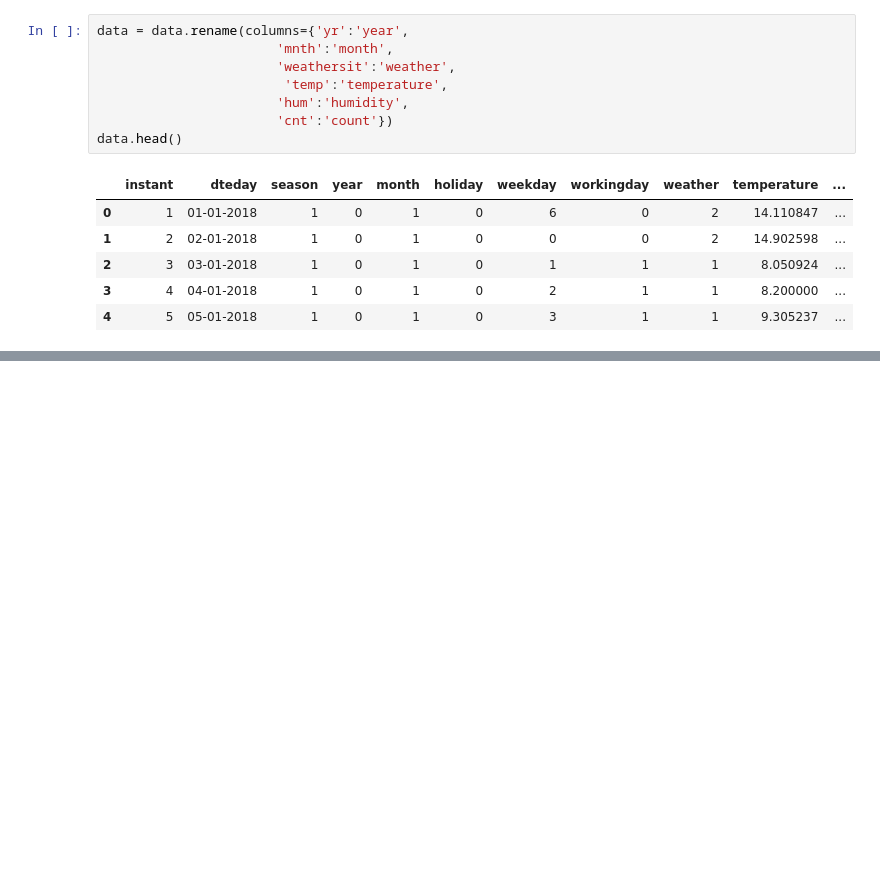
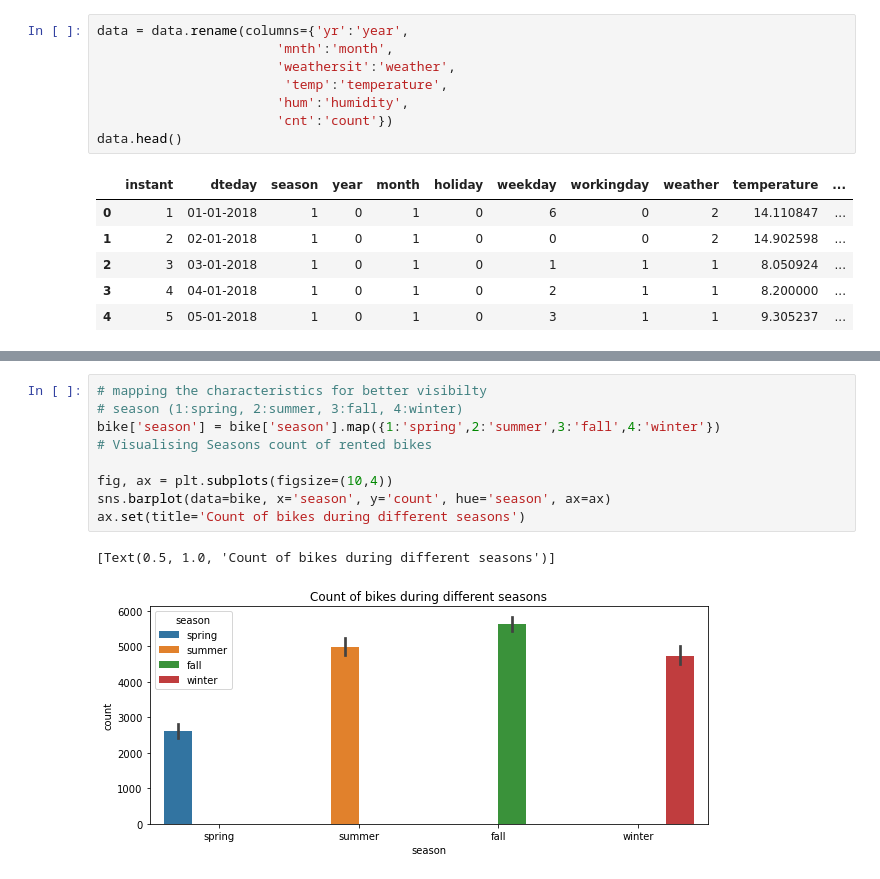
Before and after one commit to thomson18/LR-Model, a Jupyter notebook: LR_Model.ipynb, the cells around one changed output, grey strips where cells are left out. Drawn from its saved outputs; the diff is of its cells as text; blank space fills up the shorter version.

```diff
--- a/LR_Model.ipynb
+++ b/LR_Model.ipynb
@@ -178,0 +240,12 @@ data.head()
+# %%
+# mapping the characteristics for better visibilty
+# season (1:spring, 2:summer, 3:fall, 4:winter)
+bike['season'] = bike['season'].map({1:'spring',2:'summer',3:'fall',4:'winter'})
+# Visualising Seasons count of rented bikes
+
+fig, ax = plt.subplots(figsize=(10,4))
+sns.barplot(data=bike, x='season', y='count', hue='season', ax=ax)
+ax.set(title='Count of bikes during different seasons')
+# %% [output]
+[Text(0.5, 1.0, 'Count of bikes during different seasons')]
+[figure, added]
```
Also changed, not shown: parts of 12 cells of this notebook.
